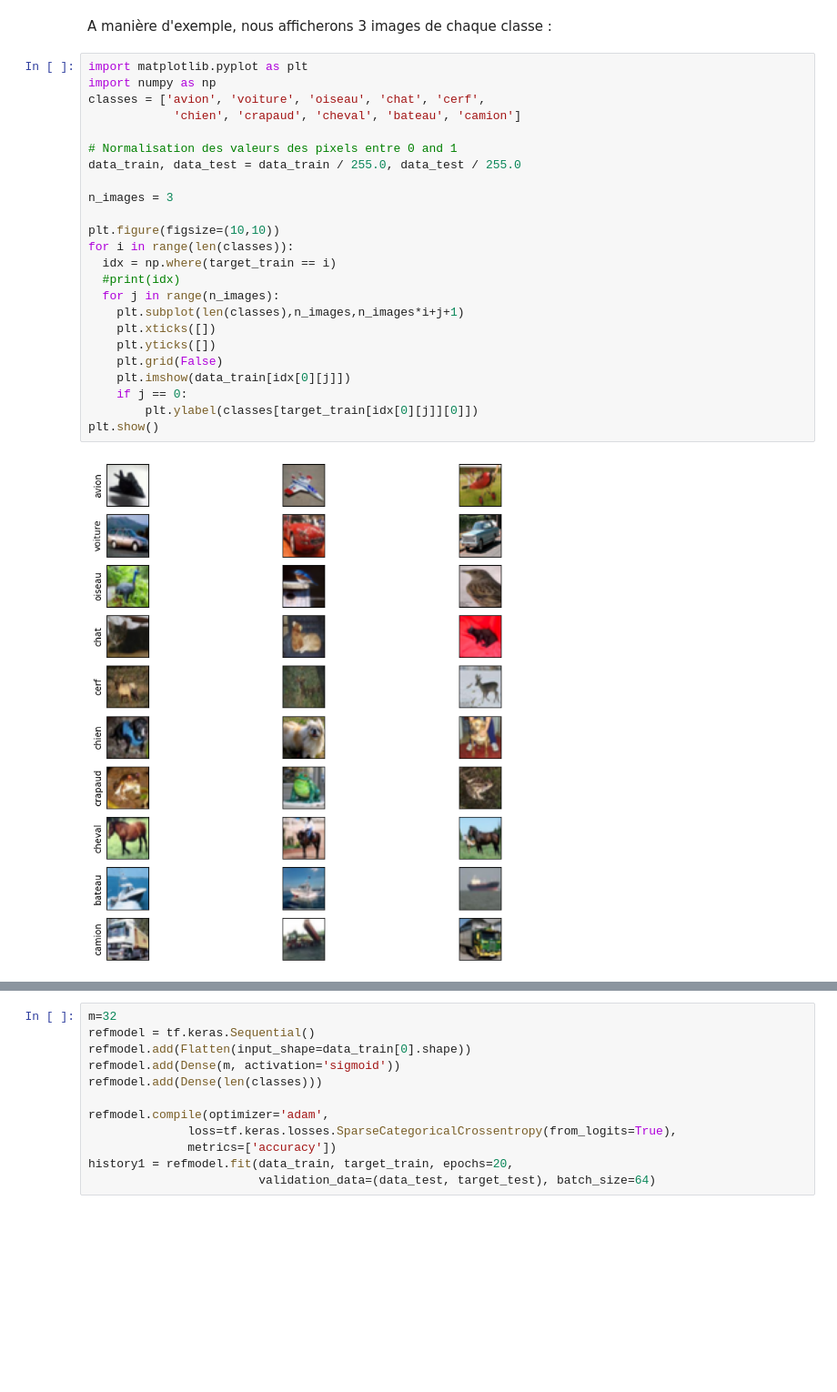
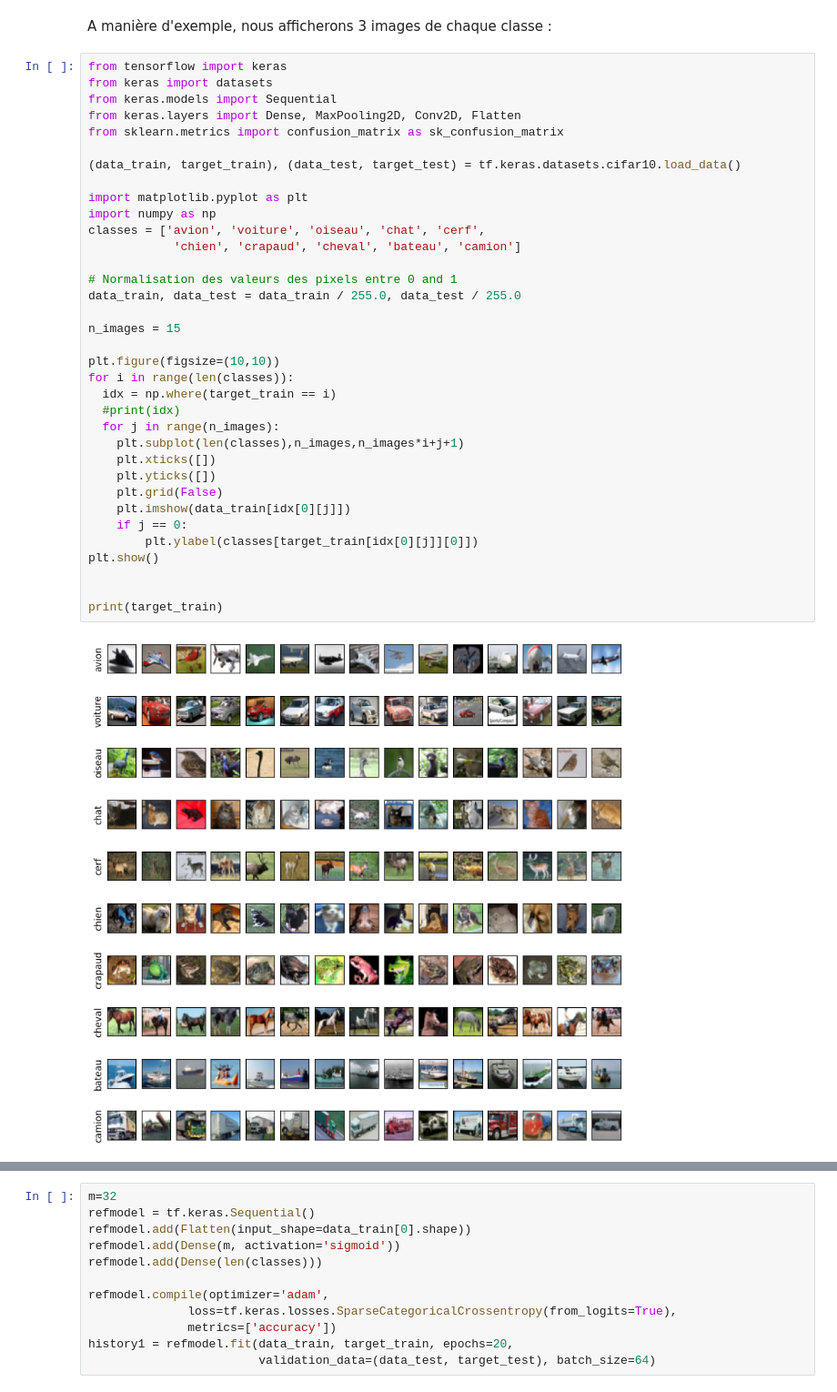
Before and after one commit to Skanx7/PRBI, a Jupyter notebook: tp3/PRB_TP_DeepLearning.ipynb, the cells around one changed output, grey strips where cells are left out. Shown at 91% size. Cells and saved outputs as stored; diff of their text form; blank space fills up the shorter version.

```diff
--- a/tp3/PRB_TP_DeepLearning.ipynb
+++ b/tp3/PRB_TP_DeepLearning.ipynb
@@ -24,28 +15,39 @@ from keras.layers import Dense, MaxPooling2D, Conv2D, Flatten
 # %% [markdown]
 A manière d'exemple, nous afficherons 3 images de chaque classe :
 # %%
+from tensorflow import keras
+from keras import datasets
+from keras.models import Sequential
+from keras.layers import Dense, MaxPooling2D, Conv2D, Flatten
+from sklearn.metrics import confusion_matrix as sk_confusion_matrix
+
+(data_train, target_train), (data_test, target_test) = tf.keras.datasets.cifar10.load_data()
+
 import matplotlib.pyplot as plt
 import numpy as np
 classes = ['avion', 'voiture', 'oiseau', 'chat', 'cerf',
             'chien', 'crapaud', 'cheval', 'bateau', 'camion']
 
 # Normalisation des valeurs des pixels entre 0 and 1
 data_train, data_test = data_train / 255.0, data_test / 255.0
 
-n_images = 3
+n_images = 15
 
 plt.figure(figsize=(10,10))
 for i in range(len(classes)):
   idx = np.where(target_train == i)
   #print(idx)
   for j in range(n_images):
     plt.subplot(len(classes),n_images,n_images*i+j+1)
     plt.xticks([])
     plt.yticks([])
     plt.grid(False)
     plt.imshow(data_train[idx[0][j]])
     if j == 0:
         plt.ylabel(classes[target_train[idx[0][j]][0]])
 plt.show()
+
+
+print(target_train)
 # %% [output]
-[figure, old version]
+[figure, new version]
```
Also changed, not shown: parts of 7 cells of this notebook.
